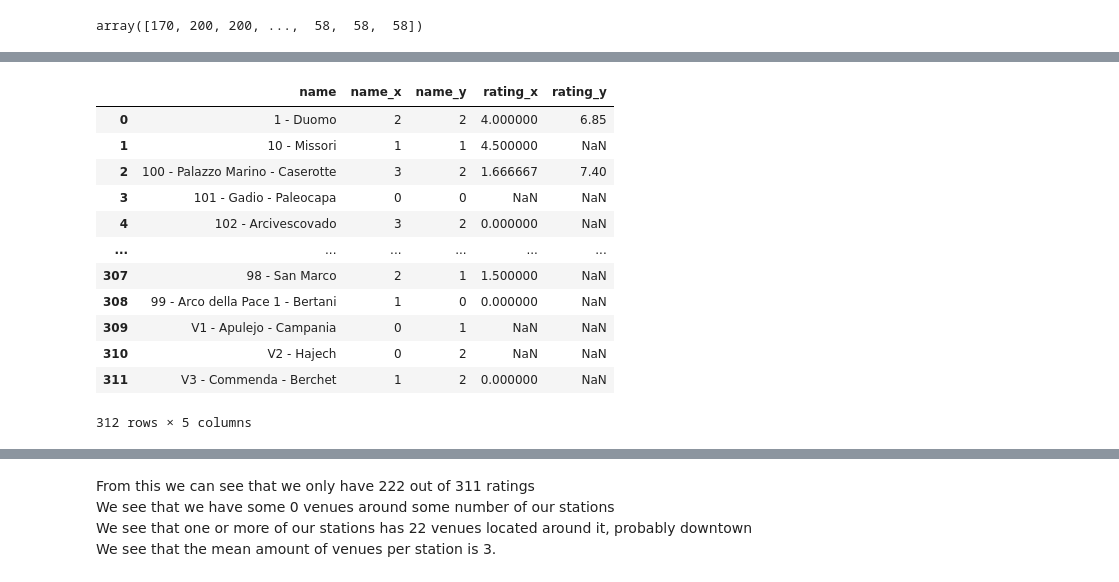
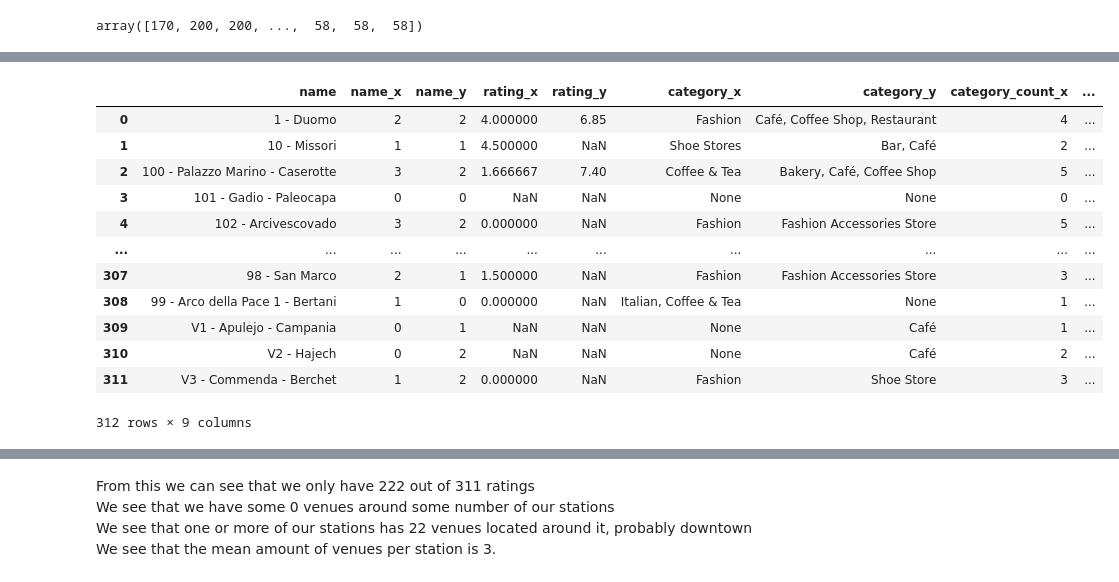
Before and after one commit to blairjdaniel/Statistical-Modelling-Project, a Jupyter notebook: notebooks/joining_data.ipynb, the cells around one changed output, grey strips where cells are left out. Cells and saved outputs as stored; diff of their text form; code cells hidden in the pictures.

```diff
--- a/notebooks/joining_data.ipynb
+++ b/notebooks/joining_data.ipynb
@@ -56,6 +58,8 @@ dtype: object
 df_main[['address_x', 'address_y']].fillna('', inplace=True)
 df_main['latitude'].fillna(0, inplace=True)
 df_main['longitude'].fillna(0, inplace=True)
+df_main['category_count_x'].fillna(0, inplace=True)
+df_main['category_count_y'].fillna(0, inplace=True)
 #df_main[['rating_x', 'rating_y']].fillna(0, inplace=True) # changing nulls to 0 as I don't thing I'll be using rating for my modelling
 df_main[['category_x', 'category_y']].fillna('', inplace=True)
 # df_main
@@ -141,24 +159,28 @@ all_merged.head()
 # %%
 # Groupby and aggregate the name and rating col
 all_merged_grouped = all_merged.groupby(by='name', as_index=False).agg({'name_x': 'count',
                                                                         'name_y': 'count',
                                                                         'rating_x': 'mean',
-                                                                        'rating_y': 'mean'})
+                                                                        'rating_y': 'mean',
+                                                                        'category_x': 'first',
+                                                                        'category_y': 'first',
+                                                                        'category_count_x': 'count',
+                                                                        'category_count_y': 'count'})
 all_merged_grouped
 # %% [output]
-|  | name | name_x | name_y | rating_x | rating_y |
-| 0 | 1 - Duomo | 2 | 2 | 4.000000 | 6.85 |
-| 1 | 10 - Missori | 1 | 1 | 4.500000 | NaN |
-| 2 | 100 - Palazzo Marino - Caserotte | 3 | 2 | 1.666667 | 7.40 |
-| 3 | 101 - Gadio - Paleocapa | 0 | 0 | NaN | NaN |
-| 4 | 102 - Arcivescovado | 3 | 2 | 0.000000 | NaN |
-| ... | ... | ... | ... | ... | ... |
-| 307 | 98 - San Marco | 2 | 1 | 1.500000 | NaN |
-| 308 | 99 - Arco della Pace 1 - Bertani | 1 | 0 | 0.000000 | NaN |
-| 309 | V1 - Apulejo - Campania | 0 | 1 | NaN | NaN |
-| 310 | V2 - Hajech | 0 | 2 | NaN | NaN |
-| 311 | V3 - Commenda - Berchet | 1 | 2 | 0.000000 | NaN |
+|  | name | name_x | name_y | rating_x | rating_y | category_x | category_y | category_count_x | ... |
+| 0 | 1 - Duomo | 2 | 2 | 4.000000 | 6.85 | Fashion | Café, Coffee Shop, Restaurant | 4 | ... |
+| 1 | 10 - Missori | 1 | 1 | 4.500000 | NaN | Shoe Stores | Bar, Café | 2 | ... |
+| 2 | 100 - Palazzo Marino - Caserotte | 3 | 2 | 1.666667 | 7.40 | Coffee & Tea | Bakery, Café, Coffee Shop | 5 | ... |
+| 3 | 101 - Gadio - Paleocapa | 0 | 0 | NaN | NaN | None | None | 0 | ... |
+| 4 | 102 - Arcivescovado | 3 | 2 | 0.000000 | NaN | Fashion | Fashion Accessories Store | 5 | ... |
+| ... | ... | ... | ... | ... | ... | ... | ... | ... | ... |
+| 307 | 98 - San Marco | 2 | 1 | 1.500000 | NaN | Fashion | Fashion Accessories Store | 3 | ... |
+| 308 | 99 - Arco della Pace 1 - Bertani | 1 | 0 | 0.000000 | NaN | Italian, Coffee & Tea | None | 1 | ... |
+| 309 | V1 - Apulejo - Campania | 0 | 1 | NaN | NaN | None | Café | 1 | ... |
+| 310 | V2 - Hajech | 0 | 2 | NaN | NaN | None | Café | 2 | ... |
+| 311 | V3 - Commenda - Berchet | 1 | 2 | 0.000000 | NaN | Fashion | Shoe Store | 3 | ... |
-312 rows × 5 columns
+312 rows × 9 columns
 # %%
 # Merge city_bikes and all_merged_group
 total = pd.merge(city_bikes, all_merged_grouped, on='name')
```
Also changed, not shown: parts of 20 cells of this notebook, 8 other files.
